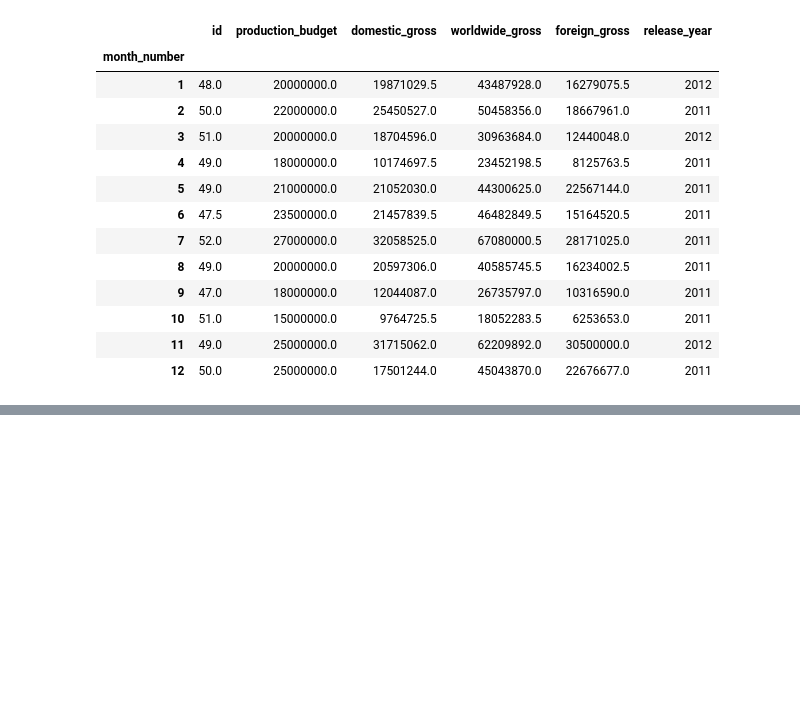
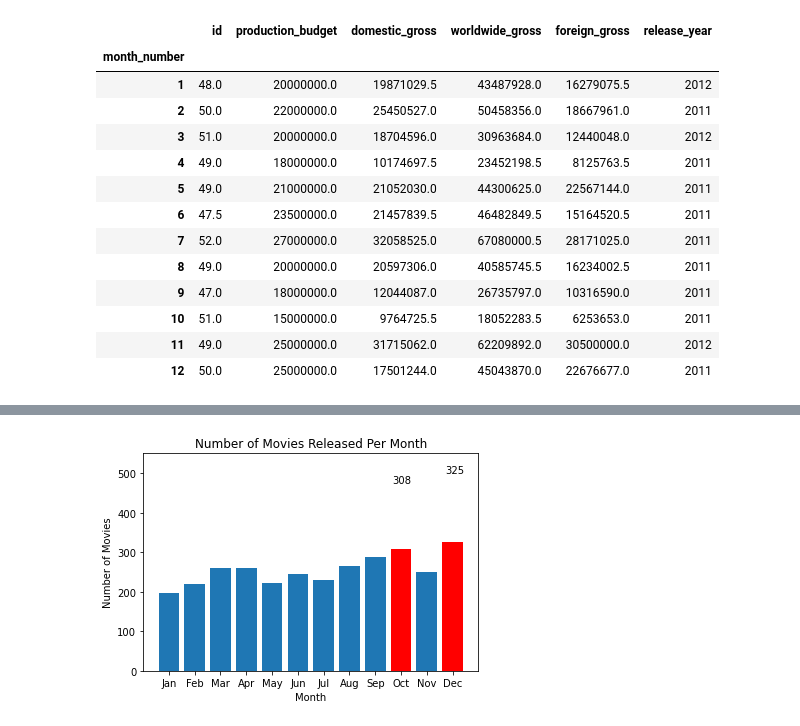
Before and after one commit to berum77kag/dsc-phase-1-project-v2-4, a Jupyter notebook: student.ipynb, the cells around one changed output, grey strips where cells are left out. Cells and saved outputs as stored; diff of their text form; code cells hidden in the pictures; blank space fills up the shorter version.

```diff
--- a/student.ipynb
+++ b/student.ipynb
@@ -783,8 +799,12 @@ budgets_data_latest_grouped.median()
 | 11 | 49.0 | 25000000.0 | 31715062.0 | 62209892.0 | 30500000.0 | 2012 |
 | 12 | 50.0 | 25000000.0 | 17501244.0 | 45043870.0 | 22676677.0 | 2011 |
 # %%
-# Calculate ROI and assign it to a new column using .loc[]
-budgets_data_latest.loc[:, 'ROI'] = (budgets_data_latest['worldwide_gross'] - budgets_data_latest['production_budget']) / budgets_data_latest['production_budget']
+# Calculate ROI and profit
+
+budgets_data_latest['profit'] = budgets_data_latest['worldwide_gross'] - budgets_data_latest['production_budget']
+budgets_data_latest['roi'] = ( (budgets_data_latest['worldwide_gross'] - budgets_data_latest['production_budget'])\
+                       / budgets_data_latest['production_budget'] )*100
+
 
 # Display the first few rows of the DataFrame
 budgets_data_latest.head()
@@ -811,0 +881,6 @@ ValueError: shape mismatch: objects cannot be broadcast to a single shape
+# %%
+month_count_dict = {'Jan':0, 'Feb':0, 'Mar':0, 'Apr':0, 'May':0, 'Jun':0, 'Jul':0, 'Aug':0, 'Sep':0, 'Oct':0, 'Nov':0, 'Dec':0}
+
+for month in budgets_data_latest['release_month']:
+    month_count_dict[month] += 1
+month_count_dict
@@ -811,0 +900,15 @@ ValueError: shape mismatch: objects cannot be broadcast to a single shape
+# %%
+fig,ax = plt.subplots()
+
+months_list = list(month_count_dict.keys())
+colors = ['red' if (month == 'Oct' or month =='Dec') else 'tab:blue' for month in months_list]
+ax.bar(months_list, month_count_dict.values(), color=colors)
+ax.set_title('Number of Movies Released Per Month')
+ax.set_xlabel('Month')
+ax.set_ylabel("Number of Movies")
+
+ax.set_ylim([0, 550])
+plt.annotate('325', (10.70, 500))
+plt.annotate('308', (8.65, 475));
+# %% [output]
+[figure, added]
```
Also changed, not shown: parts of 38 cells of this notebook.
